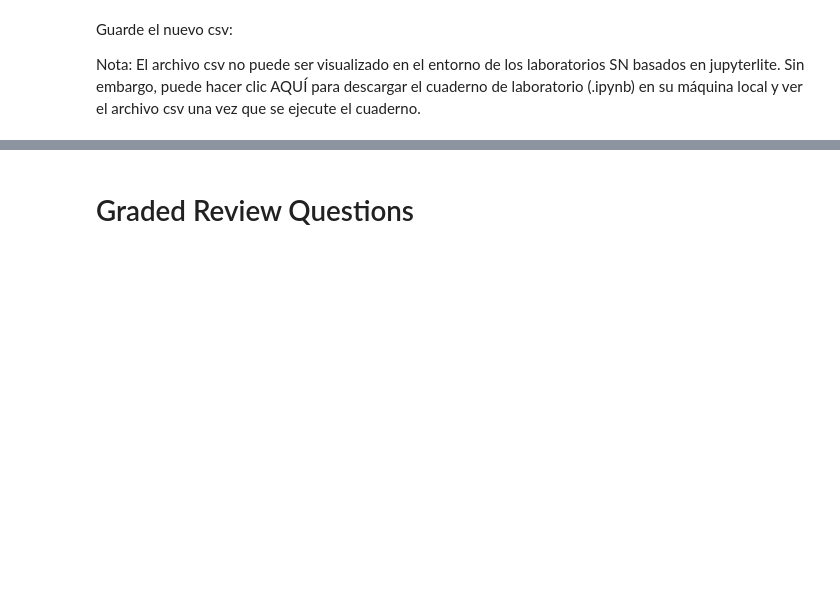
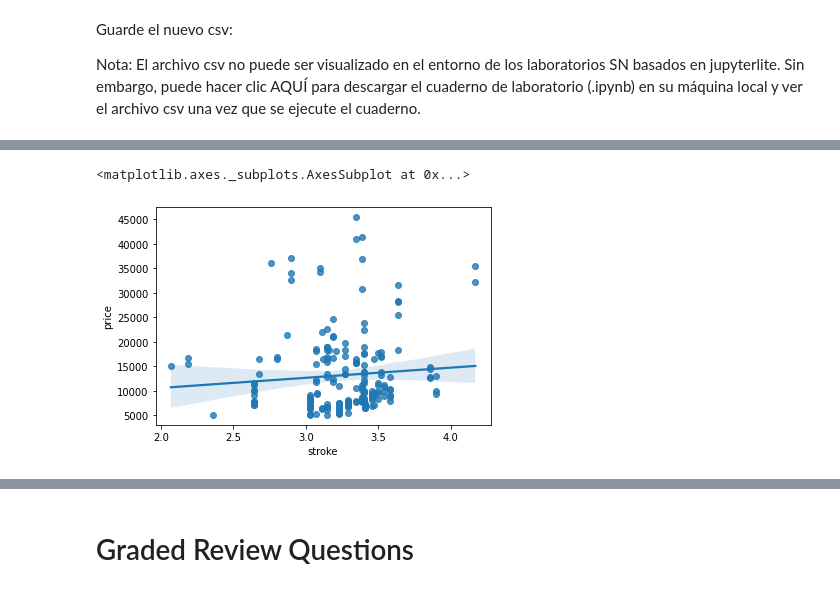
Before and after one commit to PosgradoMNA/actividades-de-aprendizaje-ingcarlosleon, a Jupyter notebook: actividad-semana-6/modulo_3_analisis_exploratorio_de_datos.ipynb, the cells around one changed output, grey strips where cells are left out. Drawn from its saved outputs; the diff is of its cells as text; code cells hidden in the pictures; blank space fills up the shorter version.

```diff
--- a/actividad-semana-6/modulo_3_analisis_exploratorio_de_datos.ipynb
+++ b/actividad-semana-6/modulo_3_analisis_exploratorio_de_datos.ipynb
@@ -1090,0 +1277,9 @@ Nota: El archivo csv no puede ser visualizado en el entorno de los laboratorios
+# %%
+# Write your code below and press Shift+Enter to execute
+# There is a weak correlation between the variable 'stroke' and 'price.' as such regression will not work well. We can see this using "regplot" to demonstrate this.
+
+# Code:
+sns.regplot(x="stroke", y="price", data=df)
+# %% [output]
+<matplotlib.axes._subplots.AxesSubplot at 0x...>
+[figure, added]
```
Also changed, not shown: parts of 424 cells of this notebook.
